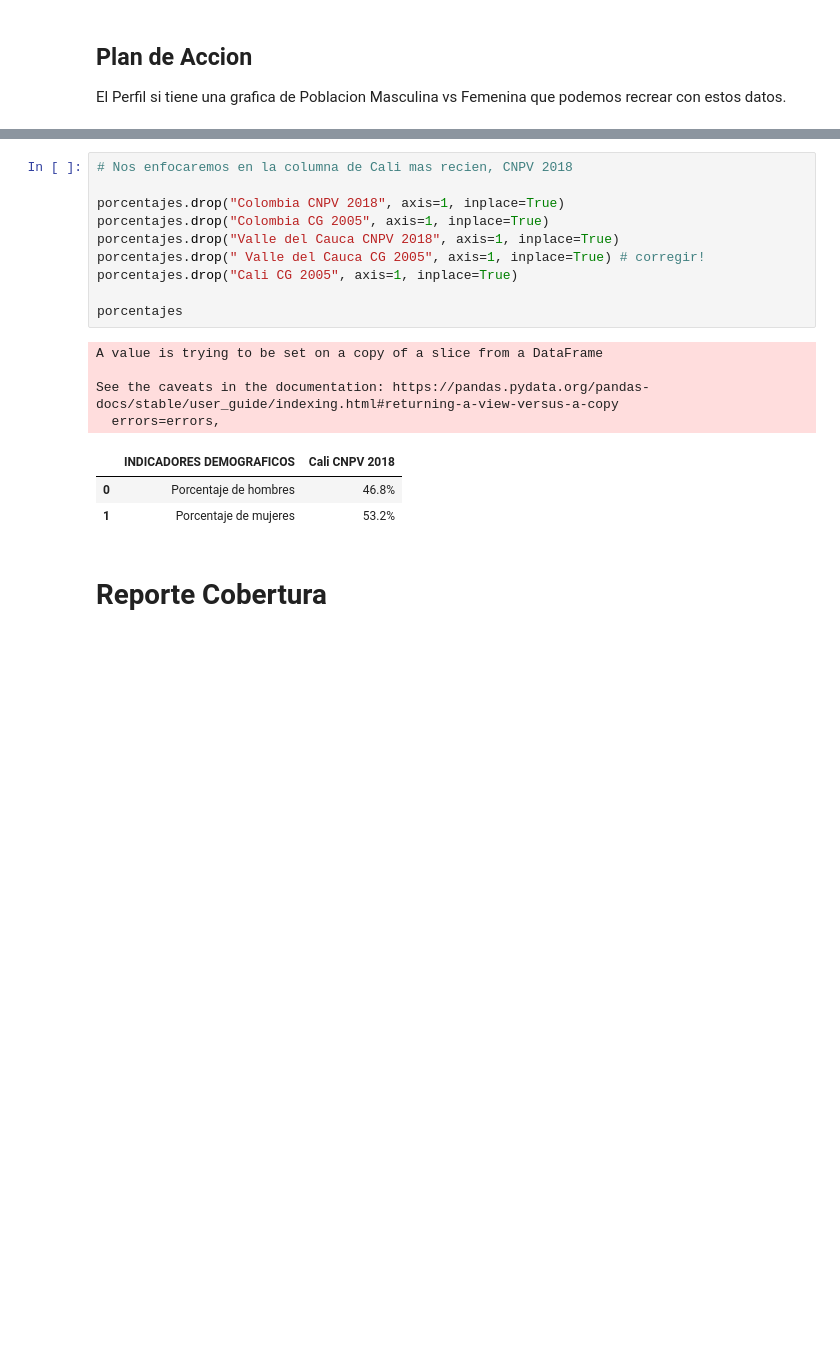
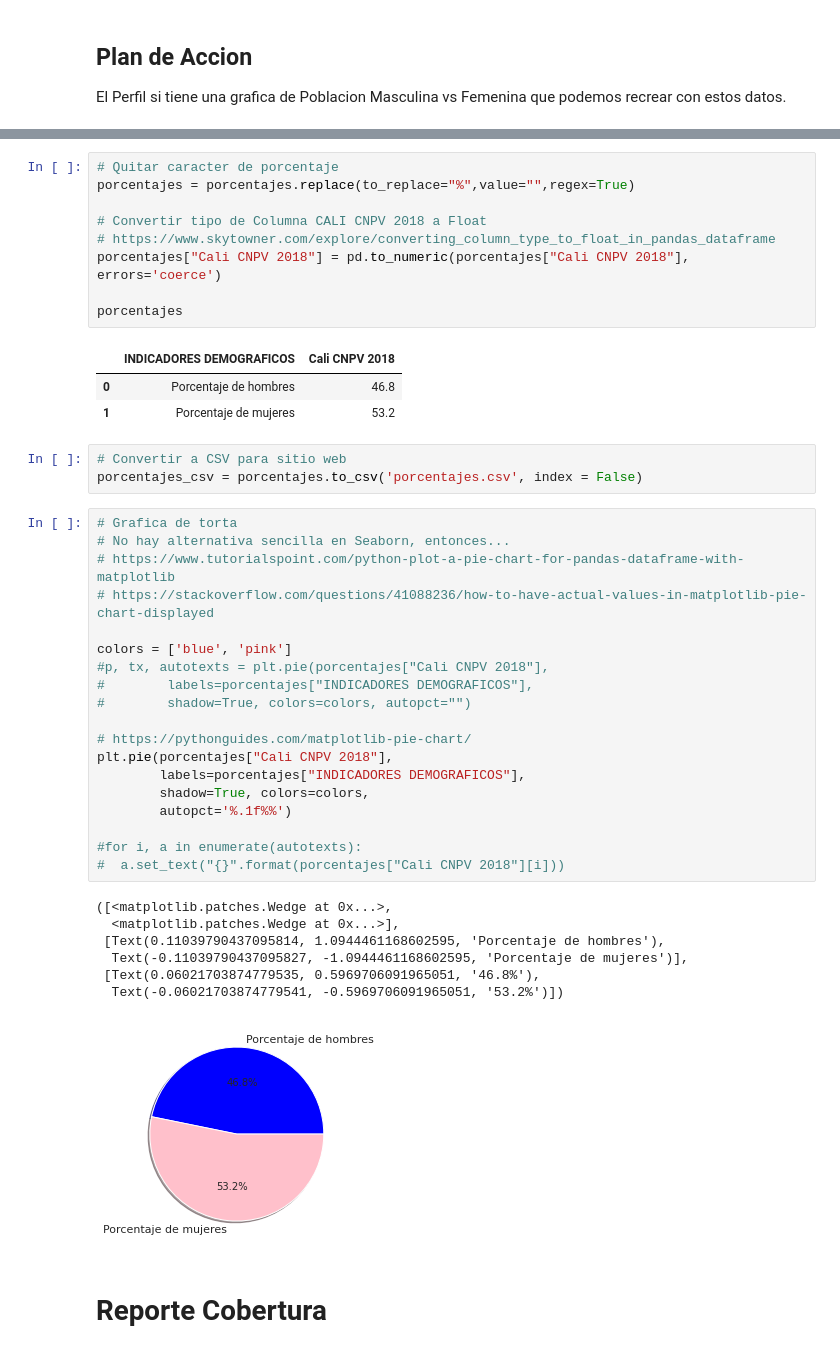
Before and after one commit to CIAT-DAPA/food_system_web_dashboard, a Jupyter notebook: src/scripts/ProcessingDANEstudy.ipynb, the cells around one changed output, grey strips where cells are left out. Drawn from its saved outputs; the diff is of its cells as text; blank space fills up the shorter version.

```diff
--- a/src/scripts/ProcessingDANEstudy.ipynb
+++ b/src/scripts/ProcessingDANEstudy.ipynb
@@ -214,21 +305,46 @@ Index(['INDICADORES DEMOGRAFICOS', 'Colombia CNPV 2018', 'Colombia CG 2005',
-# %%
-# Nos enfocaremos en la columna de Cali mas recien, CNPV 2018
-
-porcentajes.drop("Colombia CNPV 2018", axis=1, inplace=True)
-porcentajes.drop("Colombia CG 2005", axis=1, inplace=True)
-porcentajes.drop("Valle del Cauca CNPV 2018", axis=1, inplace=True)
-porcentajes.drop(" Valle del Cauca CG 2005", axis=1, inplace=True) # corregir!
-porcentajes.drop("Cali CG 2005", axis=1, inplace=True)
-
-porcentajes
-# %% [output]
-A value is trying to be set on a copy of a slice from a DataFrame
-
-See the caveats in the documentation: https://pandas.pydata.org/pandas-docs/stable/user_guide/indexing.html#returning-a-view-versus-a-copy
-  errors=errors,
-|  | INDICADORES DEMOGRAFICOS | Cali CNPV 2018 |
-| 0 | Porcentaje de hombres | 46.8% |
-| 1 | Porcentaje de mujeres | 53.2% |
+# %%
+# Quitar caracter de porcentaje
+porcentajes = porcentajes.replace(to_replace="%",value="",regex=True)
+
+# Convertir tipo de Columna CALI CNPV 2018 a Float
+# https://www.skytowner.com/explore/converting_column_type_to_float_in_pandas_dataframe
+porcentajes["Cali CNPV 2018"] = pd.to_numeric(porcentajes["Cali CNPV 2018"], errors='coerce')
+
+porcentajes
+# %% [output]
+|  | INDICADORES DEMOGRAFICOS | Cali CNPV 2018 |
+| 0 | Porcentaje de hombres | 46.8 |
+| 1 | Porcentaje de mujeres | 53.2 |
+# %%
+# Convertir a CSV para sitio web
+porcentajes_csv = porcentajes.to_csv('porcentajes.csv', index = False)
+# %%
+# Grafica de torta
+# No hay alternativa sencilla en Seaborn, entonces...
+# https://www.tutorialspoint.com/python-plot-a-pie-chart-for-pandas-dataframe-with-matplotlib
+# https://stackoverflow.com/questions/41088236/how-to-have-actual-values-in-matplotlib-pie-chart-displayed
+
+colors = ['blue', 'pink']
+#p, tx, autotexts = plt.pie(porcentajes["Cali CNPV 2018"],
+#        labels=porcentajes["INDICADORES DEMOGRAFICOS"],
+#        shadow=True, colors=colors, autopct="")
+
+# https://pythonguides.com/matplotlib-pie-chart/
+plt.pie(porcentajes["Cali CNPV 2018"],
+        labels=porcentajes["INDICADORES DEMOGRAFICOS"],
+        shadow=True, colors=colors,
+        autopct='%.1f%%')
+
+#for i, a in enumerate(autotexts):
+#  a.set_text("{}".format(porcentajes["Cali CNPV 2018"][i]))
+# %% [output]
+([<matplotlib.patches.Wedge at 0x...>,
+  <matplotlib.patches.Wedge at 0x...>],
+ [Text(0.11039790437095814, 1.0944461168602595, 'Porcentaje de hombres'),
+  Text(-0.11039790437095827, -1.0944461168602595, 'Porcentaje de mujeres')],
+ [Text(0.06021703874779535, 0.5969706091965051, '46.8%'),
+  Text(-0.06021703874779541, -0.5969706091965051, '53.2%')])
+[figure, added]
 # %% [markdown]
 # Reporte Cobertura
 # %%
```
Also changed, not shown: parts of 18 cells of this notebook, 19 other files.
